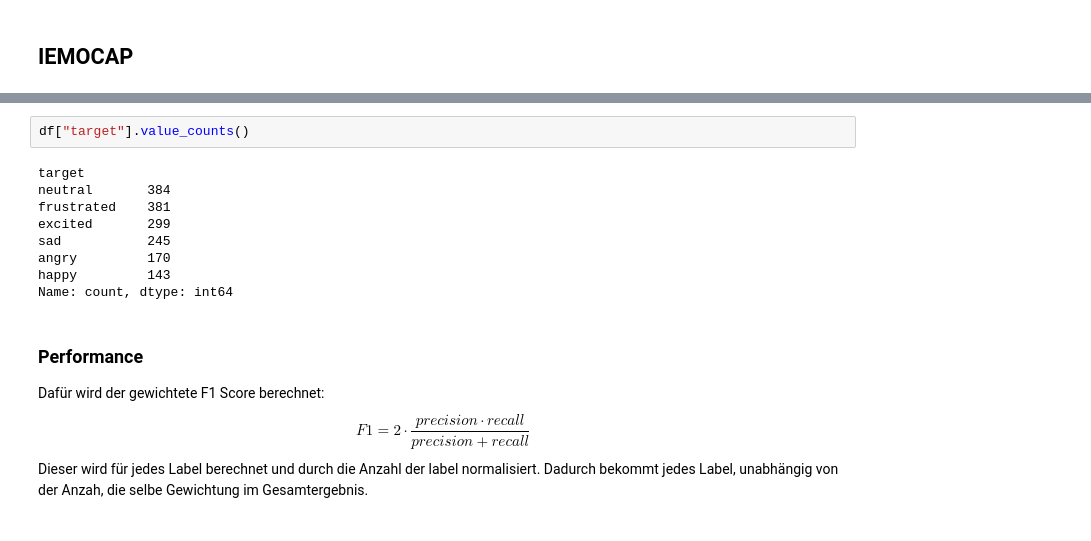
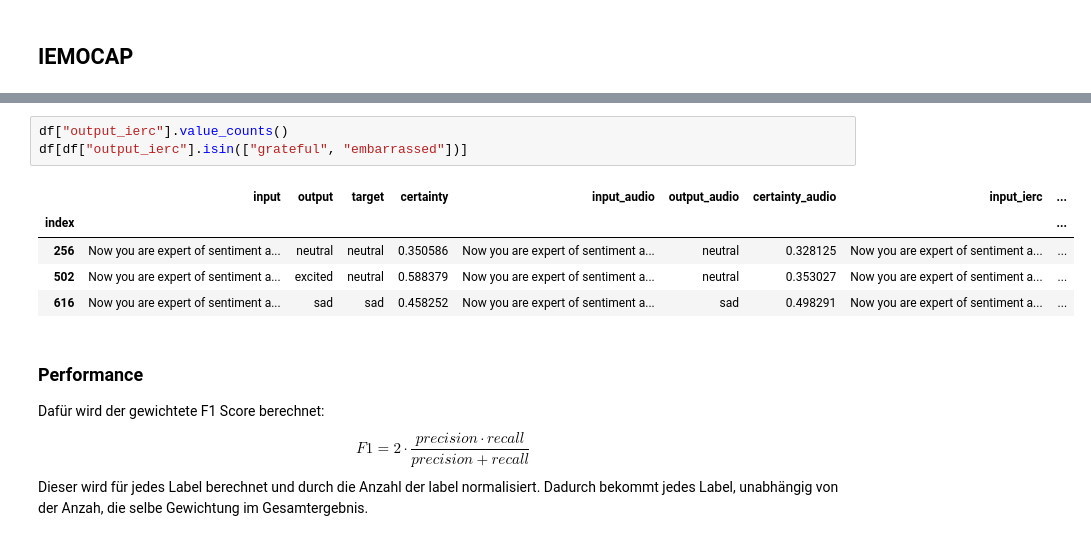
Before and after one commit to HenFo/Masterarbeit, a Jupyter notebook: analysis/mm_models/fusion_iemocap.ipynb, the cells around one changed output, grey strips where cells are left out. Cells and saved outputs as stored; diff of their text form.

```diff
--- a/analysis/mm_models/fusion_iemocap.ipynb
+++ b/analysis/mm_models/fusion_iemocap.ipynb
@@ -61,17 +61,15 @@ df.head(3)
 | 0 | Now you are expert of sentiment a... | neutral | neutral | 0.532227 | Now you are expert of sentiment a... | neutral | 0.571289 | Now you are expert of sentiment a... | ... |
 | 1 | Now you are expert of sentiment a... | neutral | neutral | 0.719727 | Now you are expert of sentiment a... | neutral | 0.518066 | Now you are expert of sentiment a... | ... |
 | 2 | Now you are expert of sentiment a... | frustrated | frustrated | 0.773926 | Now you are expert of sentiment a... | neutral | 0.437012 | Now you are expert of sentiment a... | ... |
-# %%
-df["target"].value_counts()
-# %% [output]
-target
-neutral       384
-frustrated    381
-excited       299
-sad           245
-angry         170
-happy         143
-Name: count, dtype: int64
+# %%
+df["output_ierc"].value_counts()
+df[df["output_ierc"].isin(["grateful", "embarrassed"])]
+# %% [output]
+|  | input | output | target | certainty | input_audio | output_audio | certainty_audio | input_ierc | ... |
+| index |  |  |  |  |  |  |  |  | ... |
+| 256 | Now you are expert of sentiment a... | neutral | neutral | 0.350586 | Now you are expert of sentiment a... | neutral | 0.328125 | Now you are expert of sentiment a... | ... |
+| 502 | Now you are expert of sentiment a... | excited | neutral | 0.588379 | Now you are expert of sentiment a... | neutral | 0.353027 | Now you are expert of sentiment a... | ... |
+| 616 | Now you are expert of sentiment a... | sad | sad | 0.458252 | Now you are expert of sentiment a... | sad | 0.498291 | Now you are expert of sentiment a... | ... |
 # %% [markdown]
 ### Performance
 
```
Also changed, not shown: 1 other file.
